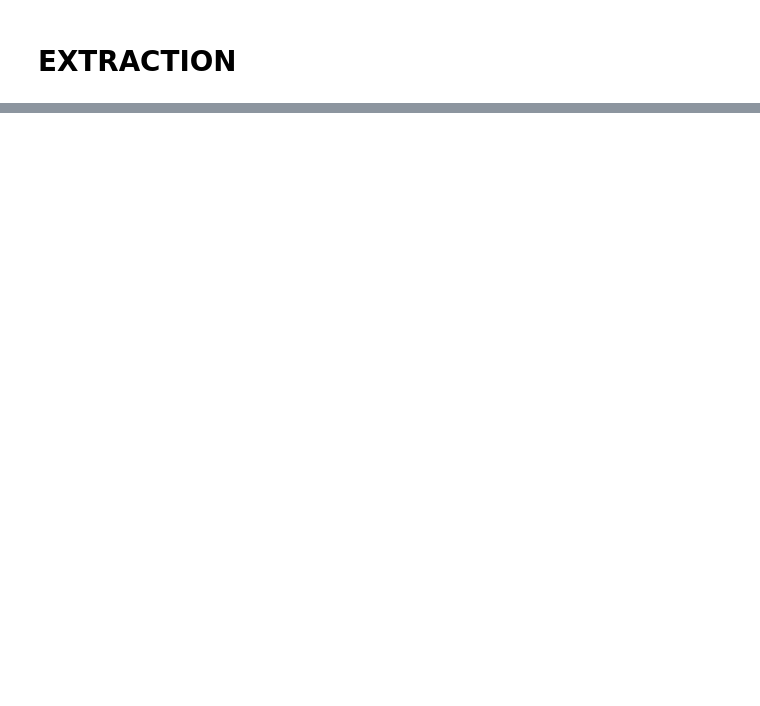
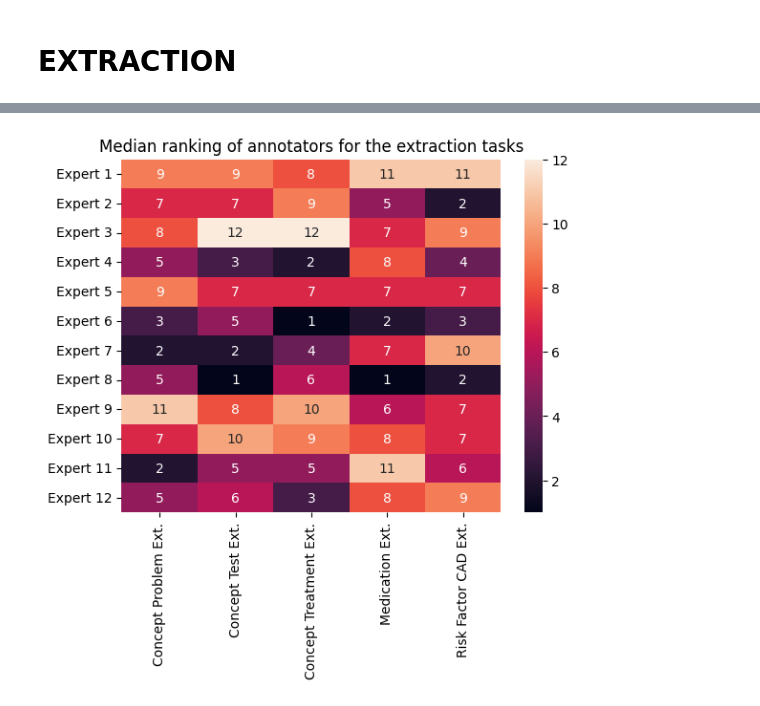
Before and after one commit to alceballosa/clin-robust, a Jupyter notebook: postprocessing/prompt_performance_consistency_analysis.ipynb, the cells around one changed output, grey strips where cells are left out. Cells and saved outputs as stored; diff of their text form; code cells hidden in the pictures; blank space fills up the shorter version.

```diff
--- a/postprocessing/prompt_performance_consistency_analysis.ipynb
+++ b/postprocessing/prompt_performance_consistency_analysis.ipynb
@@ -809,0 +129,43 @@ def get_results_stacked(df_results_grouped, how="max"):
+# %%
+DATASET_MAP = {
+    "drug_extraction": "Drug Ext.",
+    "medication_extraction": "Medication Ext.",
+    "concept_treatment_extraction": "Concept Treatment Ext.",
+    "concept_problem_extraction": "Concept Problem Ext.",
+    "concept_test_extraction": "Concept Test Ext.",
+    "risk_factor_cad_extraction": "Risk Factor CAD Ext.",
+}
+
+
+def rename_annotator(name):
+    return name.replace("Annotator_", "Expert ")
+# %%
+df = df_results_grouped_og.copy()
+datasets = df["dataset"].unique()
+# get a dataframe with the median ranking for each annotator for every dataset
+
+df = df.groupby(["annotator", "dataset"])["annot_ranking"].median().reset_index()
+df["dataset"] = df["dataset"].map(DATASET_MAP)
+df["annotator"] = df["annotator"].map(rename_annotator)
+# order annotator by the number at the end of the string
+df["annotator_order"] = df["annotator"].apply(lambda x: int(x.split(" ")[-1]))
+df = df.sort_values(by=["dataset", "annotator_order"])
+
+df = df.pivot(index="annotator", columns="dataset", values="annot_ranking")
+
+experts = [f"Expert {i}" for i in range(1, 13)]
+# use experts variable as a categorical sorter for the rows in df
+
+df = df.loc[experts]
+
+# plot a heatmap where each row is a model and each column is an annotator, the values should be defined by auroc
+
+sns.heatmap(df, annot=True)
+plt.title("Median ranking of annotators for the extraction tasks")
+# rotate the y ticks
+plt.xticks(rotation=90)
+plt.ylabel("")
+plt.xlabel("")
+plt.savefig("consistency_extraction.pdf", bbox_inches="tight")
+# %% [output]
+[figure, added]
```
Also changed, not shown: parts of 28 cells of this notebook.
